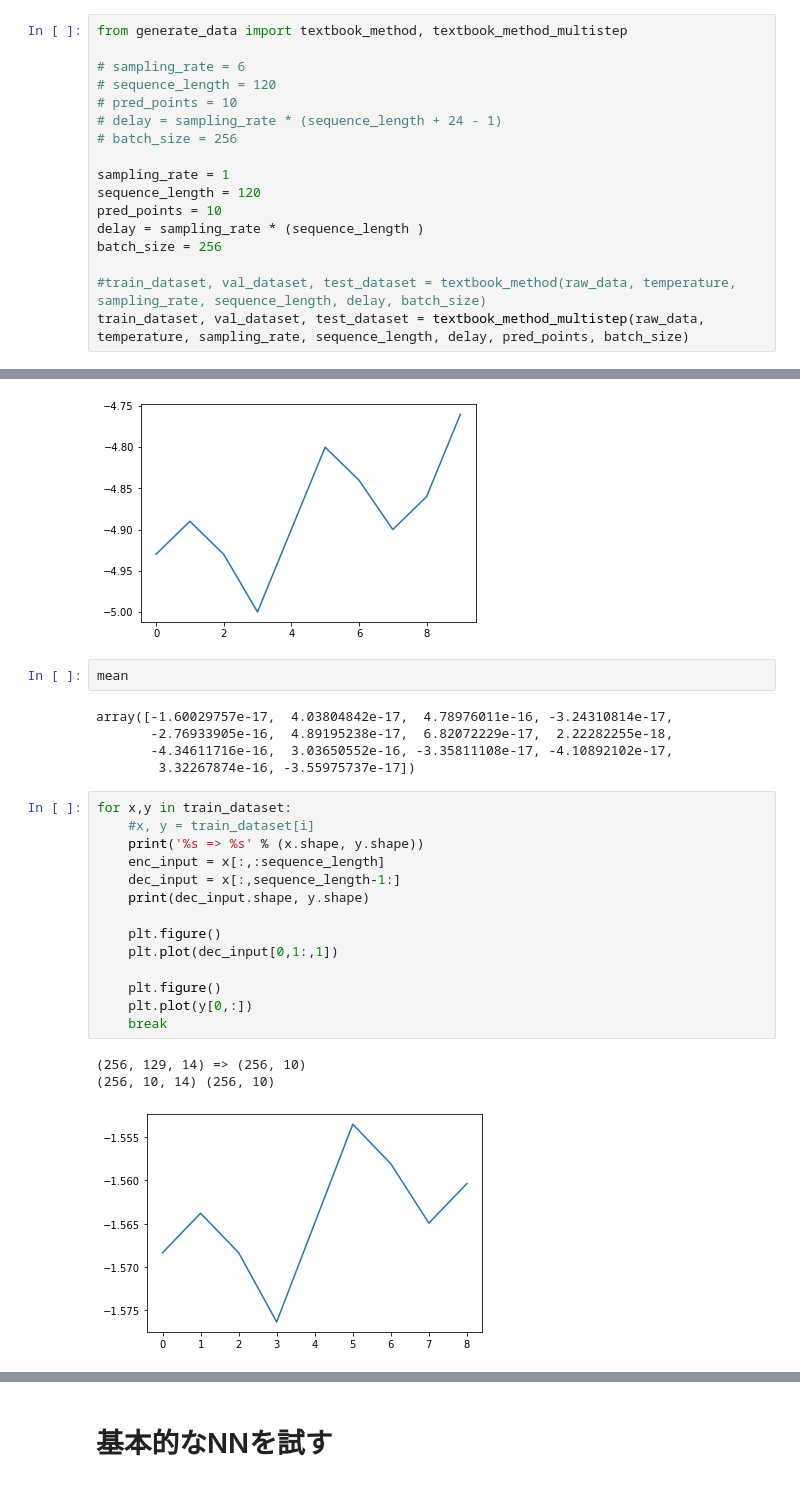
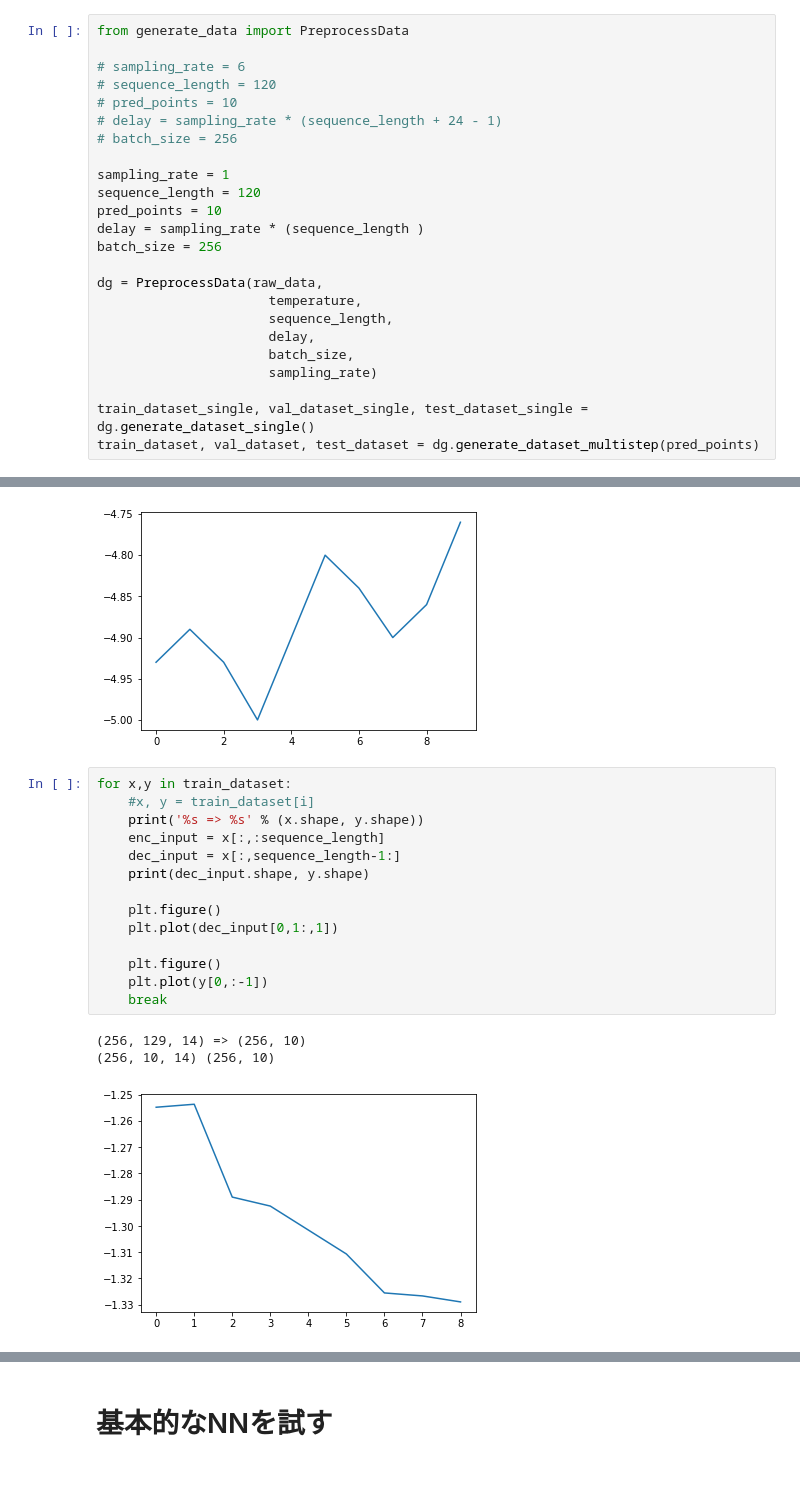
Before and after one commit to mlengineer19989/transformer_practice, a Jupyter notebook: transformer_time_series2.ipynb, the cells around one changed output, grey strips where cells are left out. Saved outputs shown, nothing was run; the diff lists cells and outputs as text.

```diff
--- a/transformer_time_series2.ipynb
+++ b/transformer_time_series2.ipynb
@@ -149,7 +111,7 @@ predata = gd.PreprocessData(raw_data, batch_size, window_width, pred_points, 6,
 # %% [markdown]
 # 学習用データ生成
 # %%
-from generate_data import textbook_method, textbook_method_multistep
+from generate_data import PreprocessData
 
 # sampling_rate = 6
 # sequence_length = 120
@@ -163,8 +125,15 @@ pred_points = 10
 delay = sampling_rate * (sequence_length )
 batch_size = 256
 
-#train_dataset, val_dataset, test_dataset = textbook_method(raw_data, temperature, sampling_rate, sequence_length, delay, batch_size)
-train_dataset, val_dataset, test_dataset = textbook_method_multistep(raw_data, temperature, sampling_rate, sequence_length, delay, pred_points, batch_size)
+dg = PreprocessData(raw_data,
+                      temperature,
+                      sequence_length,
+                      delay,
+                      batch_size,
+                      sampling_rate)
+
+train_dataset_single, val_dataset_single, test_dataset_single = dg.generate_dataset_single()
+train_dataset, val_dataset, test_dataset = dg.generate_dataset_multistep(pred_points)
 # %% [output]
 num_train_samples: 210225
 num_val_samples: 105112
@@ -175,28 +144,21 @@ plt.plot(temperature[delay:delay+10])
 # %% [output]
 [<matplotlib.lines.Line2D at 0x...>]
 [figure]
-# %%
-mean
-# %% [output]
-array([-1.60029757e-17,  4.03804842e-17,  4.78976011e-16, -3.24310814e-17,
-       -2.76933905e-16,  4.89195238e-17,  6.82072229e-17,  2.22282255e-18,
-       -4.34611716e-16,  3.03650552e-16, -3.35811108e-17, -4.10892102e-17,
-        3.32267874e-16, -3.55975737e-17])
 # %%
 for x,y in train_dataset:
     #x, y = train_dataset[i]
     print('%s => %s' % (x.shape, y.shape))
     enc_input = x[:,:sequence_length]
     dec_input = x[:,sequence_length-1:]
     print(dec_input.shape, y.shape)
 
     plt.figure()
     plt.plot(dec_input[0,1:,1])
 
     plt.figure()
-    plt.plot(y[0,:])
+    plt.plot(y[0,:-1])
     break
 # %% [output]
 (256, 129, 14) => (256, 10)
 (256, 10, 14) (256, 10)
-[figure, old version]
+[figure, new version]
```
Also changed, not shown: parts of 26 cells of this notebook.
